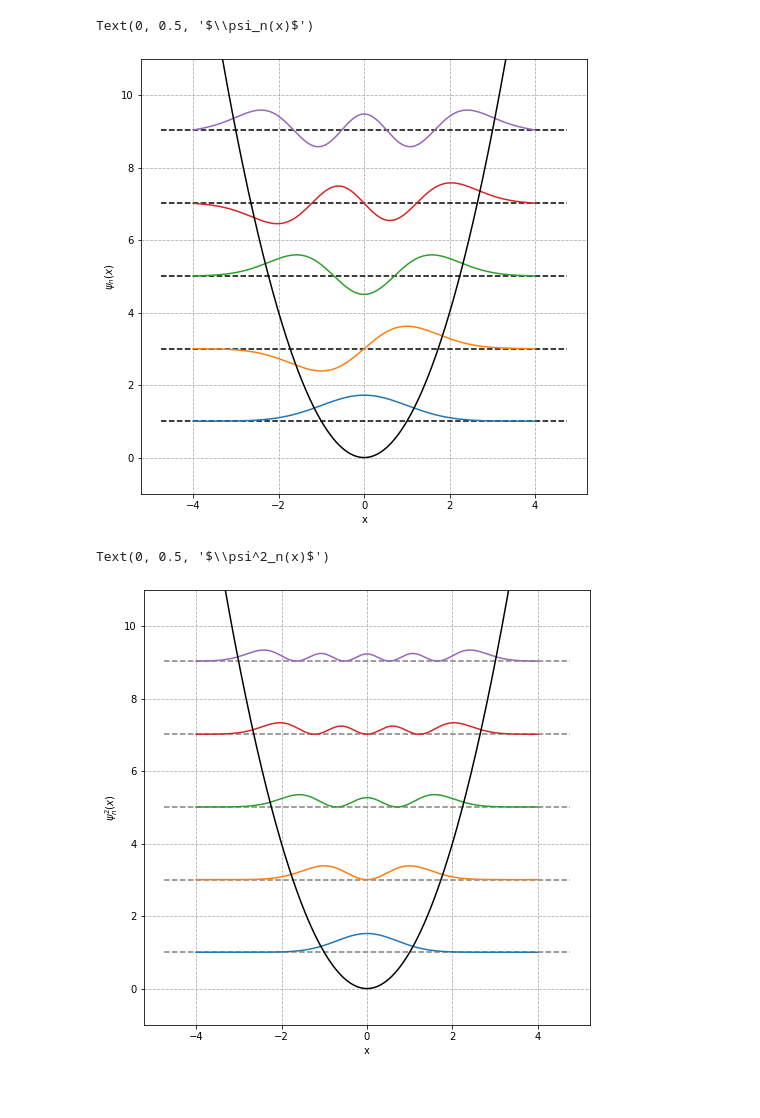
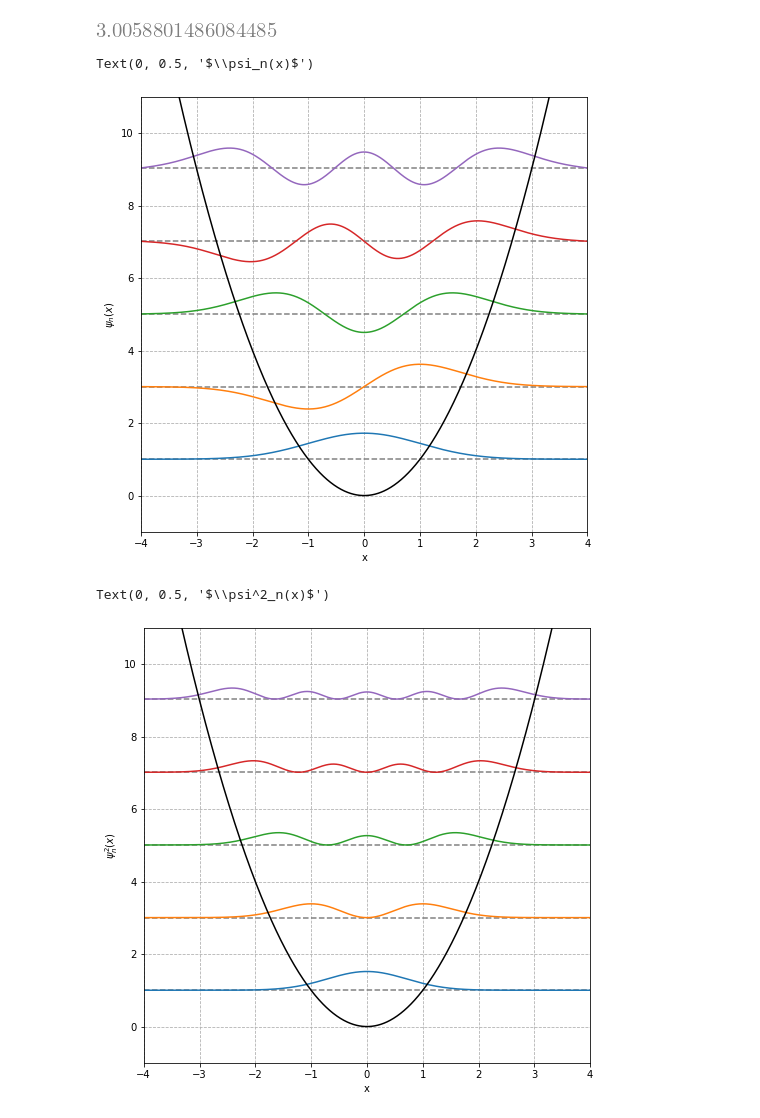
Before and after one commit to Boberfax/1D-SE-NMM, a Jupyter notebook: Quantum_Harmonic_Oscillator.ipynb, the cells around one changed output. Drawn from its saved outputs; the diff is of its cells as text; code cells hidden in the pictures; blank space fills up the shorter version.

```diff
--- a/Quantum_Harmonic_Oscillator.ipynb
+++ b/Quantum_Harmonic_Oscillator.ipynb
@@ -74,37 +74,42 @@ H= -1*np.eye(n,n,k=-1) + (2+vit)*np.eye(n,n) + -1*np.eye(n,n,k=1)
 # eigenvalues and eigenvectors
 eigval=np.linalg.eigh(H)[0]
 eigvec=np.linalg.eigh(H)[1]
+(eigval)[1]/(s*s*alpha)
+# %% [output]
+[figure, added]
 # %%
 # transpose eigvec to make an easier to use array
 Psi=eigvec.T
 # %%
 # graph of QHO eigenstates
 fig,ax=plt.subplots(figsize=(8,8))
 i=0
 for i in range(0,5):
     if(i%4==0 or i%4==1): plt.plot(Xi,Psi[i]*np.sqrt(np.sqrt(n*np.sqrt(np.sqrt(n*np.sqrt(n)))))+eigval[i]/(s*s*alpha))
     else: plt.plot(Xi,-Psi[i]*np.sqrt(np.sqrt(n*np.sqrt(np.sqrt(n*np.sqrt(n)))))+eigval[i]/(s*s*alpha))
-    plt.hlines(eigval[i]/(s*s*alpha),A-0.75,B+0.75,color='black',ls='--')
+    plt.hlines(eigval[i]/(s*s*alpha),A,B,color='grey',ls='--')
 plt.plot(Xi,Vi,color='black')
+plt.xlim(A,B)
 plt.ylim(-1,11)
 plt.grid(ls='--')
 ax.set_xlabel('x')
 ax.set_ylabel('$\psi_n(x)$')
 # %% [output]
 Text(0, 0.5, '$\\psi_n(x)$')
-[figure, old version]
+[figure, new version]
 # %%
 # graph of QHO eigenstates probability densities
 fig,ax=plt.subplots(figsize=(8,8))
 i=0
 for i in range(0,7):
     plt.plot(Xi,(Psi[i]*np.sqrt(np.sqrt(n*np.sqrt(np.sqrt(n*np.sqrt(n))))))**2+eigval[i]/(s*s*alpha))
-    plt.hlines(eigval[i]/(s*s*alpha),A-0.75,B+0.75,color='grey',ls='--')
+    plt.hlines(eigval[i]/(s*s*alpha),A,B,color='grey',ls='--')
 plt.plot(Xi,vi,color='black')
+plt.xlim(A,B)
 plt.ylim(-1,11)
 plt.grid(ls='--')
 ax.set_xlabel('x')
 ax.set_ylabel('$\psi^2_n(x)$')
 # %% [output]
 Text(0, 0.5, '$\\psi^2_n(x)$')
-[figure, old version]
+[figure, new version]
```
Also changed, not shown: parts of 1 cell of this notebook, 1 other file.
